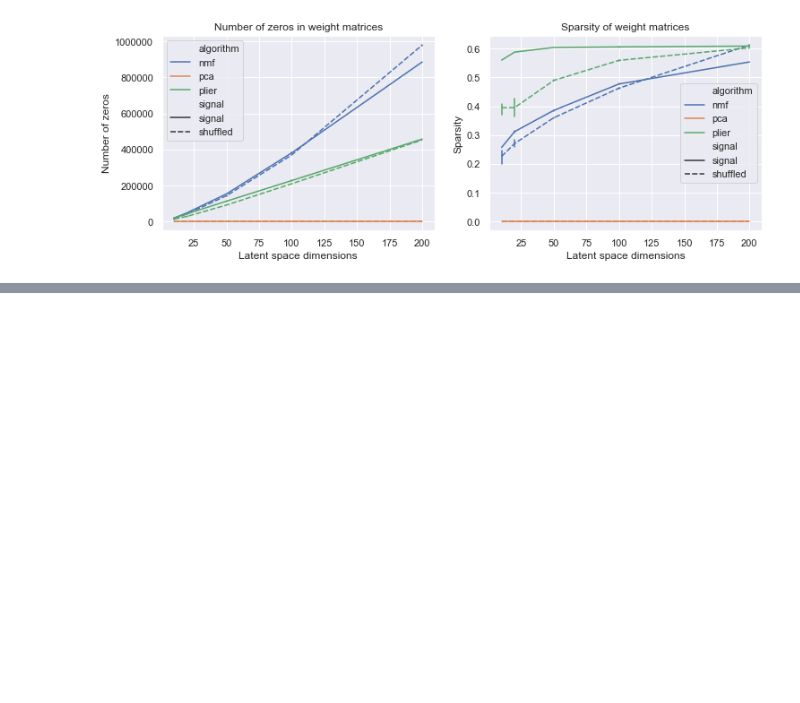
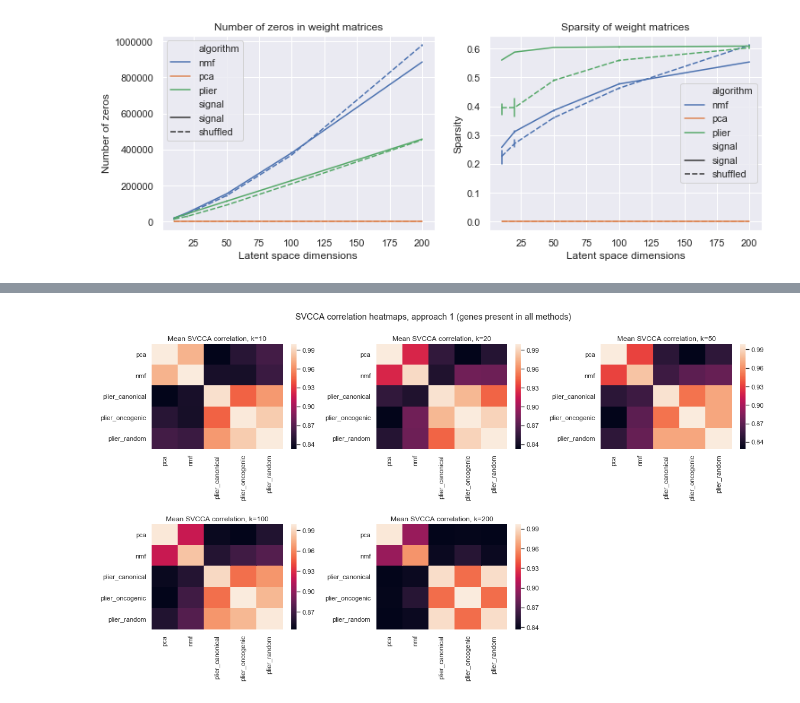
Before and after one commit to jjc2718/netreg, a Jupyter notebook: 5.analyze_plier_compression.ipynb, the cells around one changed output, grey strips where cells are left out. Cells and saved outputs as stored; diff of their text form; code cells hidden in the pictures; blank space fills up the shorter version.

```diff
--- a/5.analyze_plier_compression.ipynb
+++ b/5.analyze_plier_compression.ipynb
@@ -186,0 +84,21 @@ nmf nmf
+# %%
+import os
+
+import config as cfg
+import scripts.latent_space_utilities as lu
+
+z_dims = [10, 20, 50, 100, 200]
+
+models_dir = os.path.join(cfg.models_dir, 'canonical_pathways', 'ensemble_z_matrices')
+
+models_map = {
+    'pca': os.path.abspath(models_dir),
+    'nmf': os.path.abspath(models_dir),
+    'plier_canonical': os.path.abspath(models_dir),
+    'plier_oncogenic': os.path.abspath(os.path.join(cfg.models_dir, 'oncogenic_pathways', 'ensemble_z_matrices')),
+    'plier_random': os.path.abspath(os.path.join(cfg.models_dir, 'random_pathways', 'ensemble_z_matrices'))
+}
+
+avg_cca_mtx = lu.calculate_avg_cca(z_dims, models_map, overlap=False, verbose=True)
+
+print(avg_cca_mtx[100])
@@ -186,0 +123,22 @@ nmf nmf
+# %%
+import pandas as pd
+import matplotlib.pyplot as plt
+import seaborn as sns
+
+sns.set()
+fig, axarr = plt.subplots(2, 3)
+fig.set_figwidth(16)
+fig.set_figheight(9)
+fig.delaxes(axarr[1][2])
+
+for ix, z_dim in enumerate(z_dims):
+    ax = axarr[ix // 3, ix % 3]
+    df = pd.DataFrame(data=avg_cca_mtx[z_dim], index=models_map.keys(), columns=models_map.keys())
+    sns.heatmap(df, ax=ax)
+    ax.set_title('Mean SVCCA correlation, k={}'.format(z_dim))
+
+plt.tight_layout(h_pad=3)
+fig.suptitle('SVCCA correlation heatmaps, approach 1 (genes present in all methods)')
+fig.subplots_adjust(top=0.9)
+# %% [output]
+[figure, added]
```
Also changed, not shown: parts of 7 cells of this notebook, 2 other files.
